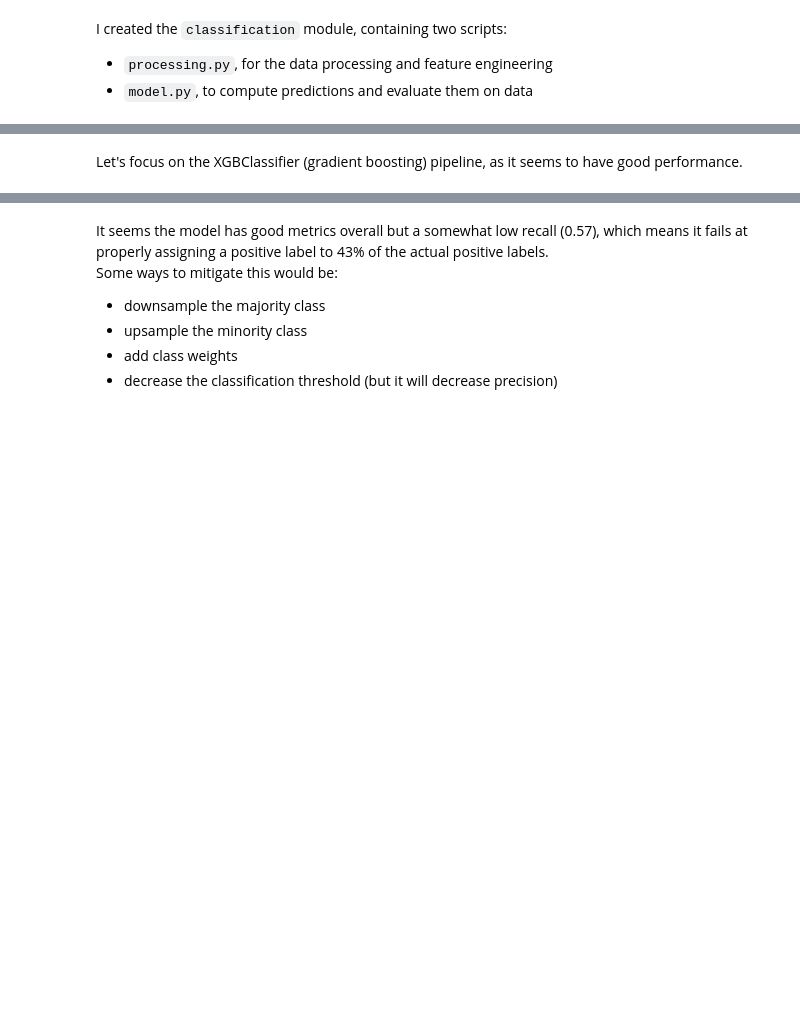
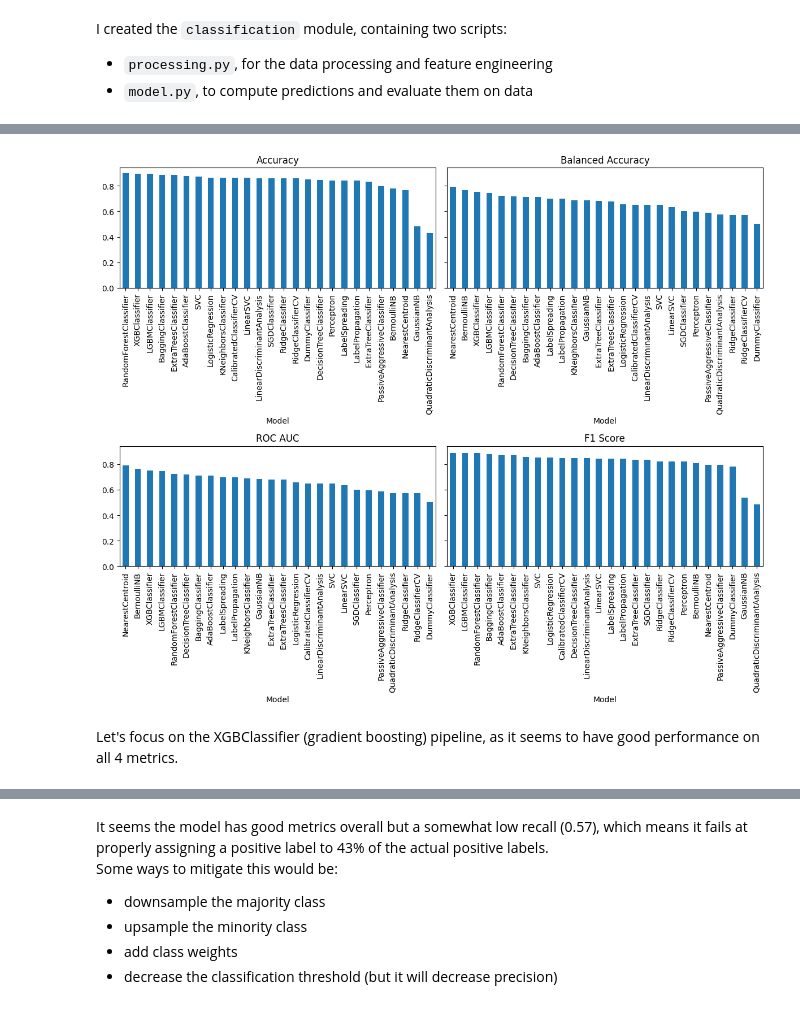
Before and after one commit to daltunay/descartes-data-sci, a Jupyter notebook: 03-classification_ignition_points.ipynb, the cells around one changed output, grey strips where cells are left out. Cells and saved outputs as stored; diff of their text form; code cells hidden in the pictures; blank space fills up the shorter version.

```diff
--- a/03-classification_ignition_points.ipynb
+++ b/03-classification_ignition_points.ipynb
@@ -171,6 +215,28 @@ display(models)
 | DummyClassifier | 0.85 | 0.50 | 0.50 | 0.78 | 0.02 |
+# %%
+import matplotlib.pyplot as plt
+
+fig, axs = plt.subplots(2, 2, figsize=(12, 10), sharey=True)
+
+models["Accuracy"].sort_values(ascending=False).plot(
+    kind="bar", ax=axs[0, 0], title="Accuracy"
+)
+models["Balanced Accuracy"].sort_values(ascending=False).plot(
+    kind="bar", ax=axs[0, 1], title="Balanced Accuracy"
+)
+models["ROC AUC"].sort_values(ascending=False).plot(
+    kind="bar", ax=axs[1, 0], title="ROC AUC"
+)
+models["F1 Score"].sort_values(ascending=False).plot(
+    kind="bar", ax=axs[1, 1], title="F1 Score"
+)
+
+plt.tight_layout()
+plt.show()
+# %% [output]
+[figure, added]
 # %% [markdown]
-Let's focus on the XGBClassifier (gradient boosting) pipeline, as it seems to have good performance.
+Let's focus on the XGBClassifier (gradient boosting) pipeline, as it seems to have good performance on all 4 metrics.
 # %%
 model_dict = predictor.provide_models(X_train, X_test, y_train, y_test)
 selected_model = model_dict.get("XGBClassifier")
```
Also changed, not shown: parts of 22 cells of this notebook.
